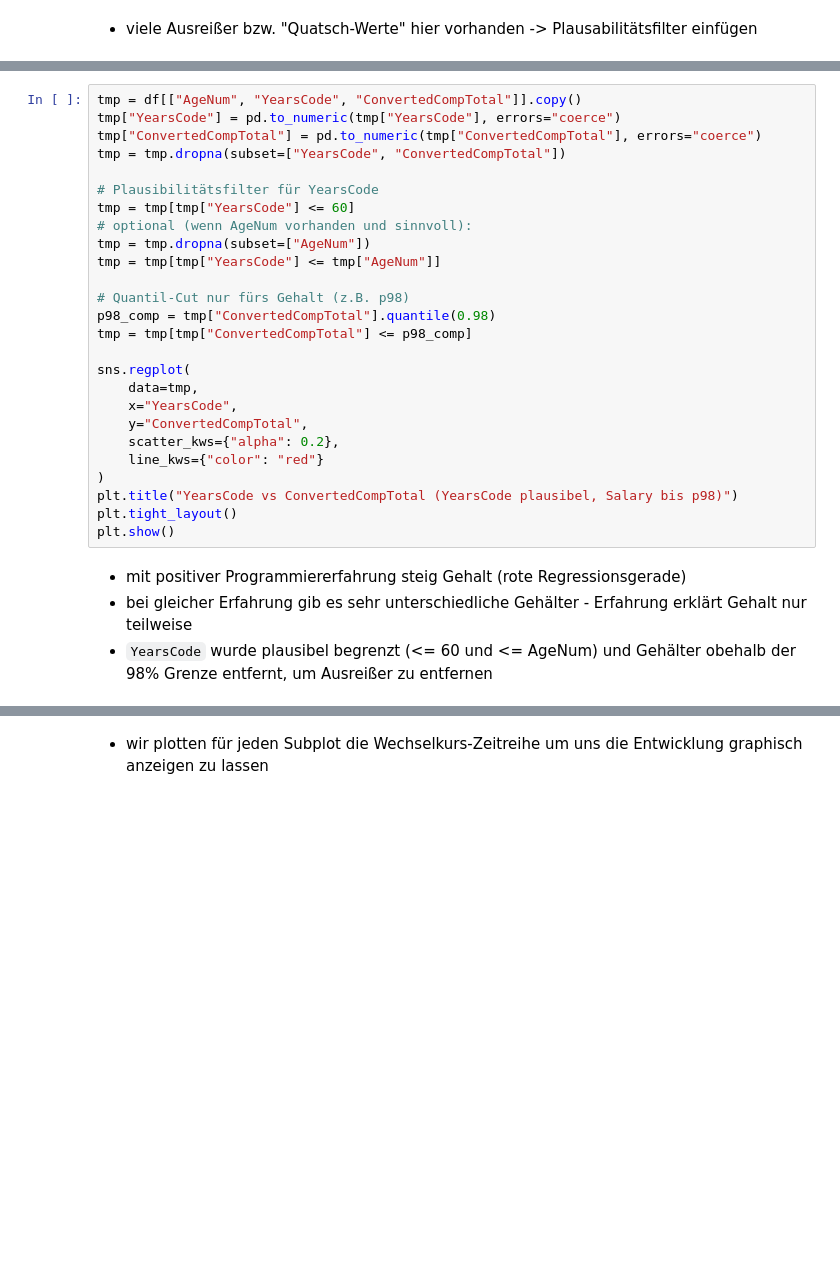
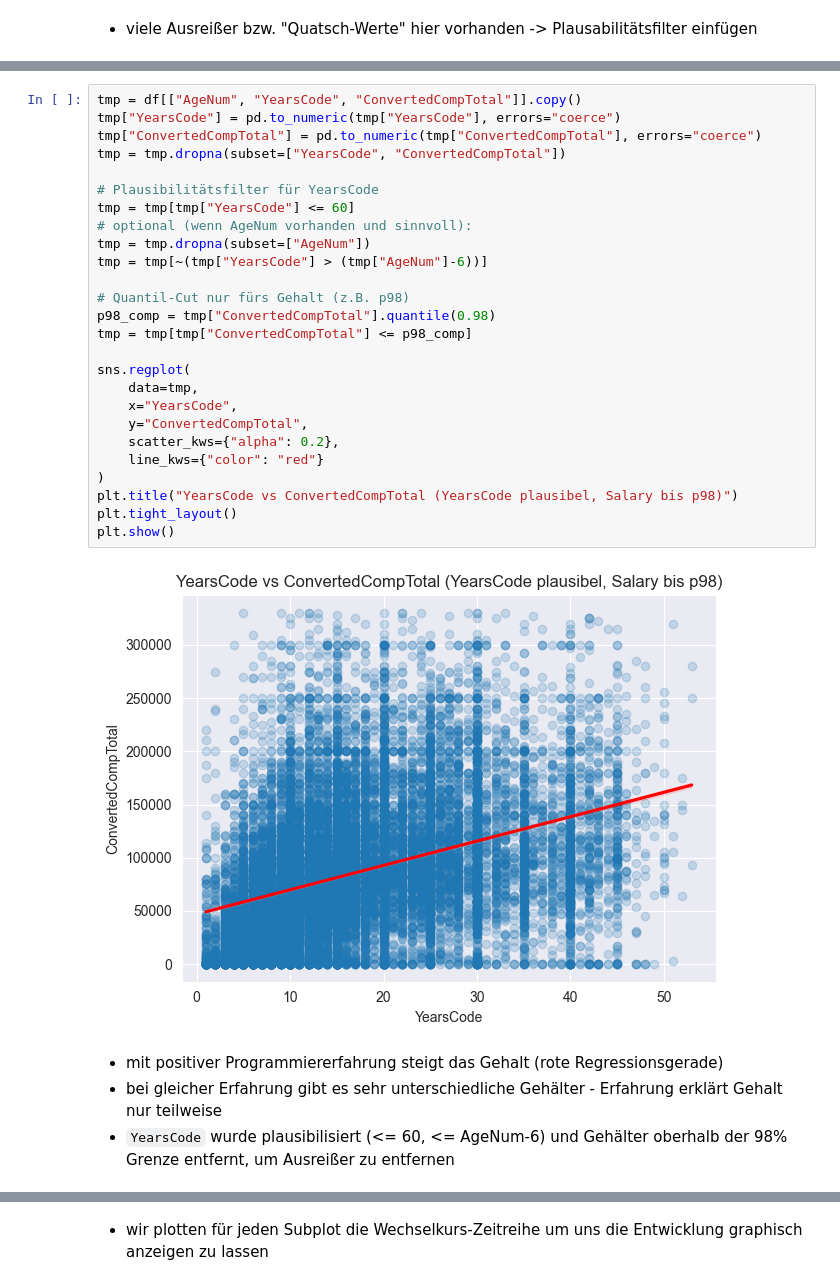
Before and after one commit to Moritz148/data-analytics-project, a Jupyter notebook: Abgaben/4_Feature Engineering_Time Series.ipynb, the cells around one changed output, grey strips where cells are left out. Drawn from its saved outputs; the diff is of its cells as text; blank space fills up the shorter version.

```diff
--- a/Abgaben/4_Feature Engineering_Time Series.ipynb
+++ b/Abgaben/4_Feature Engineering_Time Series.ipynb
@@ -145,32 +176,34 @@ plt.show()
 # %%
 tmp = df[["AgeNum", "YearsCode", "ConvertedCompTotal"]].copy()
 tmp["YearsCode"] = pd.to_numeric(tmp["YearsCode"], errors="coerce")
 tmp["ConvertedCompTotal"] = pd.to_numeric(tmp["ConvertedCompTotal"], errors="coerce")
 tmp = tmp.dropna(subset=["YearsCode", "ConvertedCompTotal"])
 
 # Plausibilitätsfilter für YearsCode
 tmp = tmp[tmp["YearsCode"] <= 60]
 # optional (wenn AgeNum vorhanden und sinnvoll):
 tmp = tmp.dropna(subset=["AgeNum"])
-tmp = tmp[tmp["YearsCode"] <= tmp["AgeNum"]]
+tmp = tmp[~(tmp["YearsCode"] > (tmp["AgeNum"]-6))]
 
 # Quantil-Cut nur fürs Gehalt (z.B. p98)
 p98_comp = tmp["ConvertedCompTotal"].quantile(0.98)
 tmp = tmp[tmp["ConvertedCompTotal"] <= p98_comp]
 
 sns.regplot(
     data=tmp,
     x="YearsCode",
     y="ConvertedCompTotal",
     scatter_kws={"alpha": 0.2},
     line_kws={"color": "red"}
 )
 plt.title("YearsCode vs ConvertedCompTotal (YearsCode plausibel, Salary bis p98)")
 plt.tight_layout()
 plt.show()
+# %% [output]
+[figure, added]
 # %% [markdown]
-- mit positiver Programmiererfahrung steig Gehalt (rote Regressionsgerade)
-- bei gleicher Erfahrung gib es sehr unterschiedliche Gehälter - Erfahrung erklärt Gehalt nur teilweise
-- `YearsCode` wurde plausibel begrenzt (<= 60 und <= AgeNum) und Gehälter obehalb der 98% Grenze entfernt, um Ausreißer zu entfernen
+- mit positiver Programmiererfahrung steigt das Gehalt (rote Regressionsgerade)
+- bei gleicher Erfahrung gibt es sehr unterschiedliche Gehälter - Erfahrung erklärt Gehalt nur teilweise
+- `YearsCode` wurde plausibilisiert (<= 60, <= AgeNum-6) und Gehälter oberhalb der 98% Grenze entfernt, um Ausreißer zu entfernen
 # %% [markdown]
 ## Erstellen / Konvertieren Sie eine Time Series
```
Also changed, not shown: parts of 16 cells of this notebook, 13 other files.
